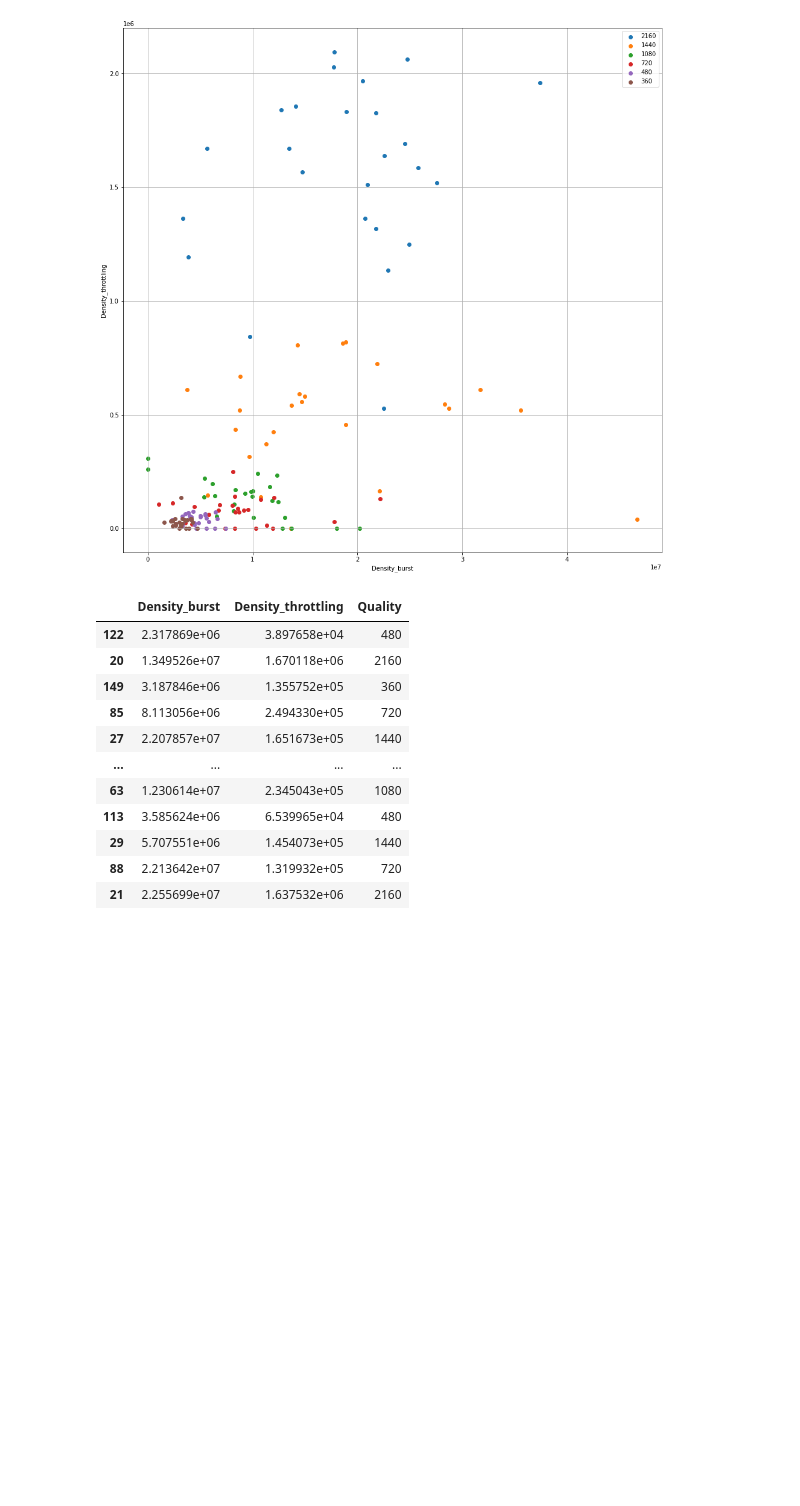
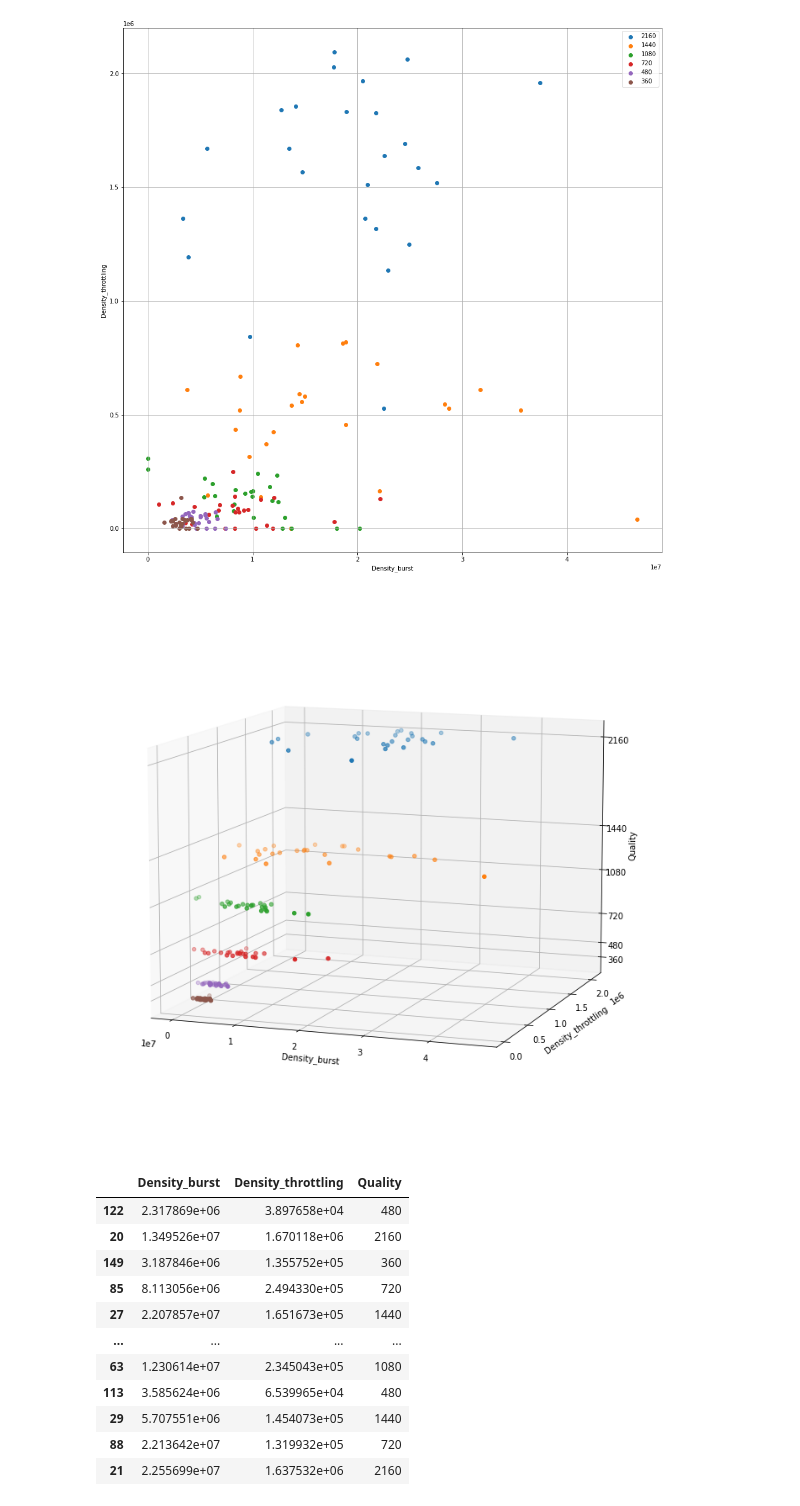
Before and after one commit to r-vvch/video_quality_classifier, a Jupyter notebook: classifier.ipynb, the cells around one changed output. Drawn from its saved outputs; the diff is of its cells as text; code cells hidden in the pictures; blank space fills up the shorter version.

```diff
--- a/classifier.ipynb
+++ b/classifier.ipynb
@@ -52,6 +52,34 @@ plt.grid(True)
 plt.show()
 # %% [output]
 [figure]
+# %%
+fig_3d = plt.figure(figsize=(12, 12))
+ax = fig_3d.add_subplot(projection='3d')
+
+for quality in [2160, 1440, 1080, 720, 480, 360]:
+    x = []
+    y = []
+    z = []
+    for i in range(len(data)):
+        if data['Quality'][i] == quality:
+            x.append(data['Density_burst'][i])
+            y.append(data['Density_throttling'][i])
+            z.append(quality)
+    ax.scatter(x, y, z)
+
+ax.set_xlabel('Density_burst')
+ax.set_ylabel('Density_throttling')
+ax.set_zlabel('Quality')
+
+ax.view_init(10,-70)
+
+ax.set_zticks([360, 480, 720, 1080, 1440, 2160])
+
+plt.grid(True)
+
+plt.show()
+# %% [output]
+[figure, added]
 # %%
 data_shuffled = shuffle(data)
 data_shuffled
```
Also changed, not shown: 9 other files.
